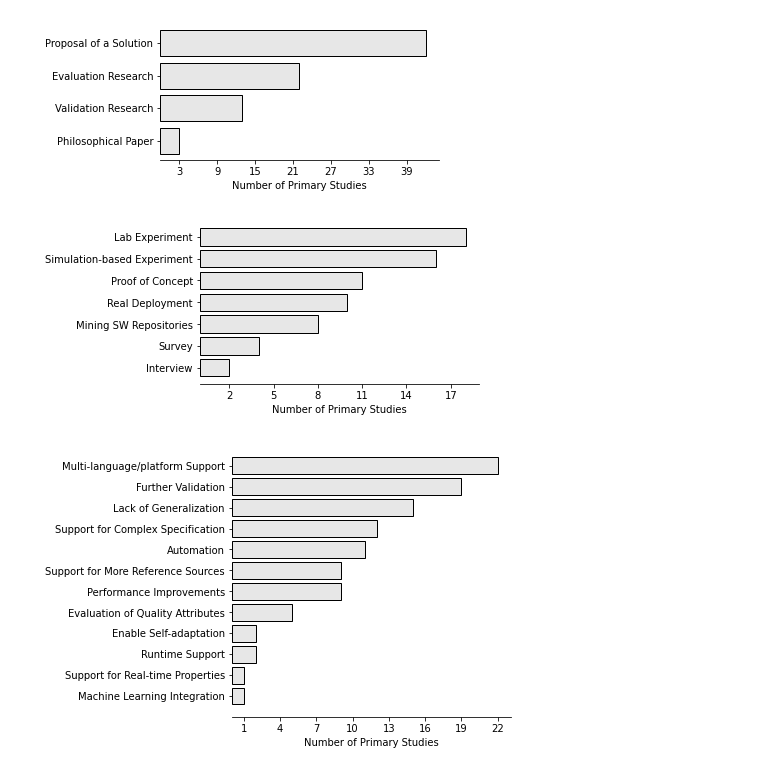
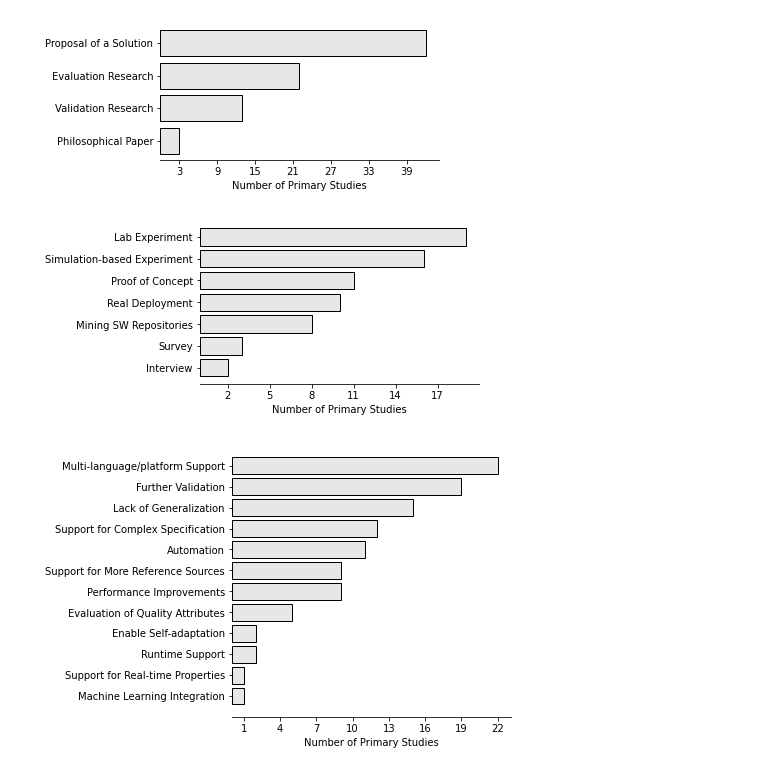
Before and after one commit to S2-group/SLR-2021, a Jupyter notebook: data_analysis/new_graphs_v2.ipynb, the cells around one changed output. Saved outputs shown, nothing was run; the diff lists cells and outputs as text; code cells hidden in the pictures.

```diff
--- a/data_analysis/new_graphs_v2.ipynb
+++ b/data_analysis/new_graphs_v2.ipynb
@@ -196,35 +196,35 @@ ticker.StrMethodFormatter("{x:.0f}")
 y_axis = ['Lab Experiment', 'Simulation-based Experiment',
           'Proof of Concept', 'Real Deployment',
           'Mining SW Repositories',  'Survey', 'Interview']
-x_axis = [18,16,11,10,8,4,2]
+x_axis = [19,16,11,10,8,3,2]
 
 # plotting a line plot after changing it's width and height
 f = plt.figure()
 f.set_figwidth(5)
 f.set_figheight(3)
 
 plt.barh(y_axis,x_axis,color=(0.1, 0.1, 0.1, 0.1),  edgecolor='black')
 #plt.plot(x, y)
 plt.xlabel('Number of Primary Studies')
 
 plt.gca().spines['top'].set_visible(False)
 plt.gca().spines['right'].set_visible(False)
 plt.gca().spines['left'].set_visible(False)
 
 locator = ticker.MultipleLocator(2)
 plt.gca().xaxis.set_major_locator(locator)
 formatter = ticker.StrMethodFormatter("{x:.0f}")
 plt.gca().xaxis.set_major_formatter(formatter)
 plt.gca().invert_yaxis();
 
 plt.gca().xaxis.set_ticks(np.arange(min(x_axis), max(x_axis)+1, 3.0))
 
 
 plt.savefig('figures/research_method.pdf', bbox_inches='tight', pad_inches = 0)
 
 plt.show()
 # %% [output]
-[figure, old version]
+[figure, new version]
 # %%
 # Future Challenges
 ticker.StrMethodFormatter("{x:.0f}")
```
Also changed, not shown: parts of 1 cell of this notebook, 7 other files.
